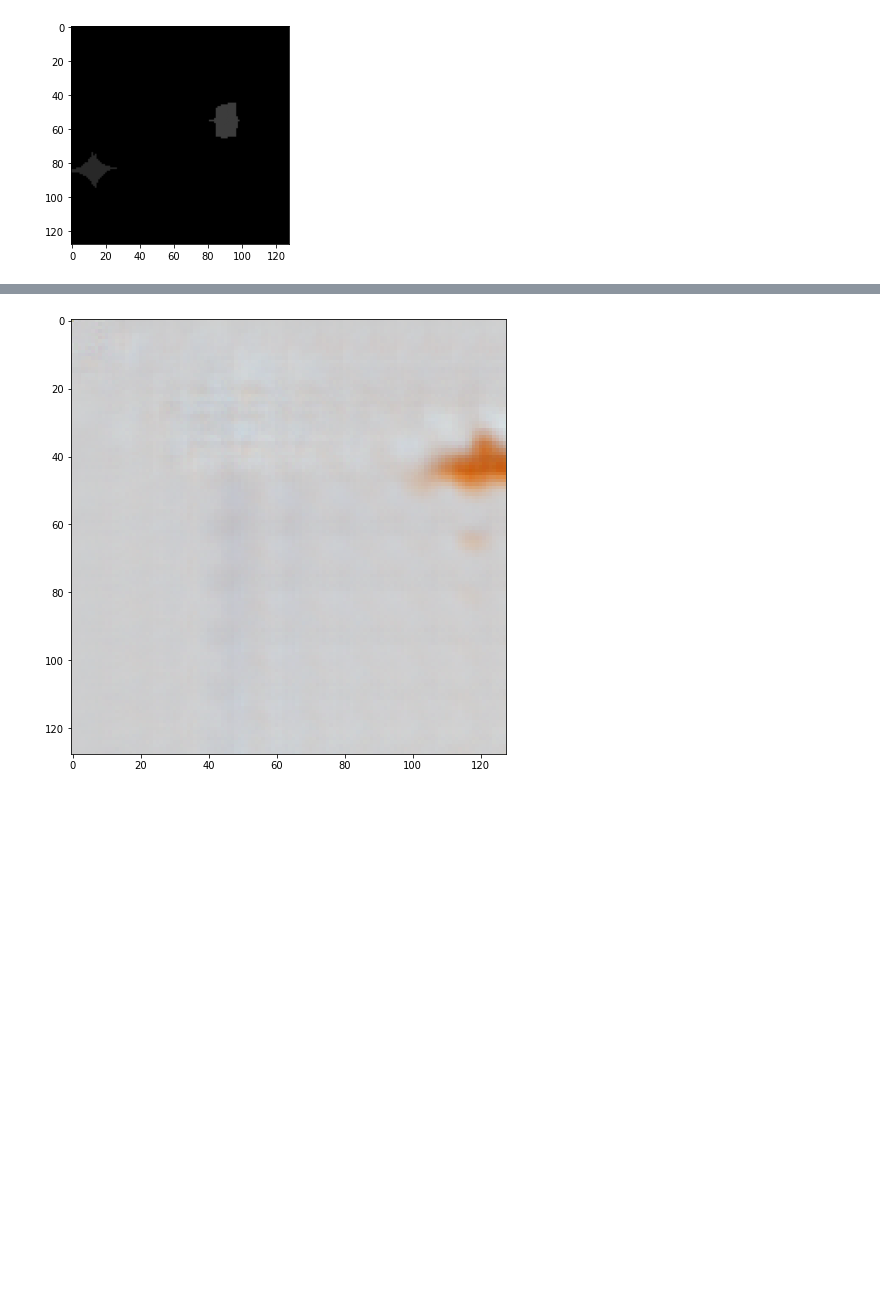
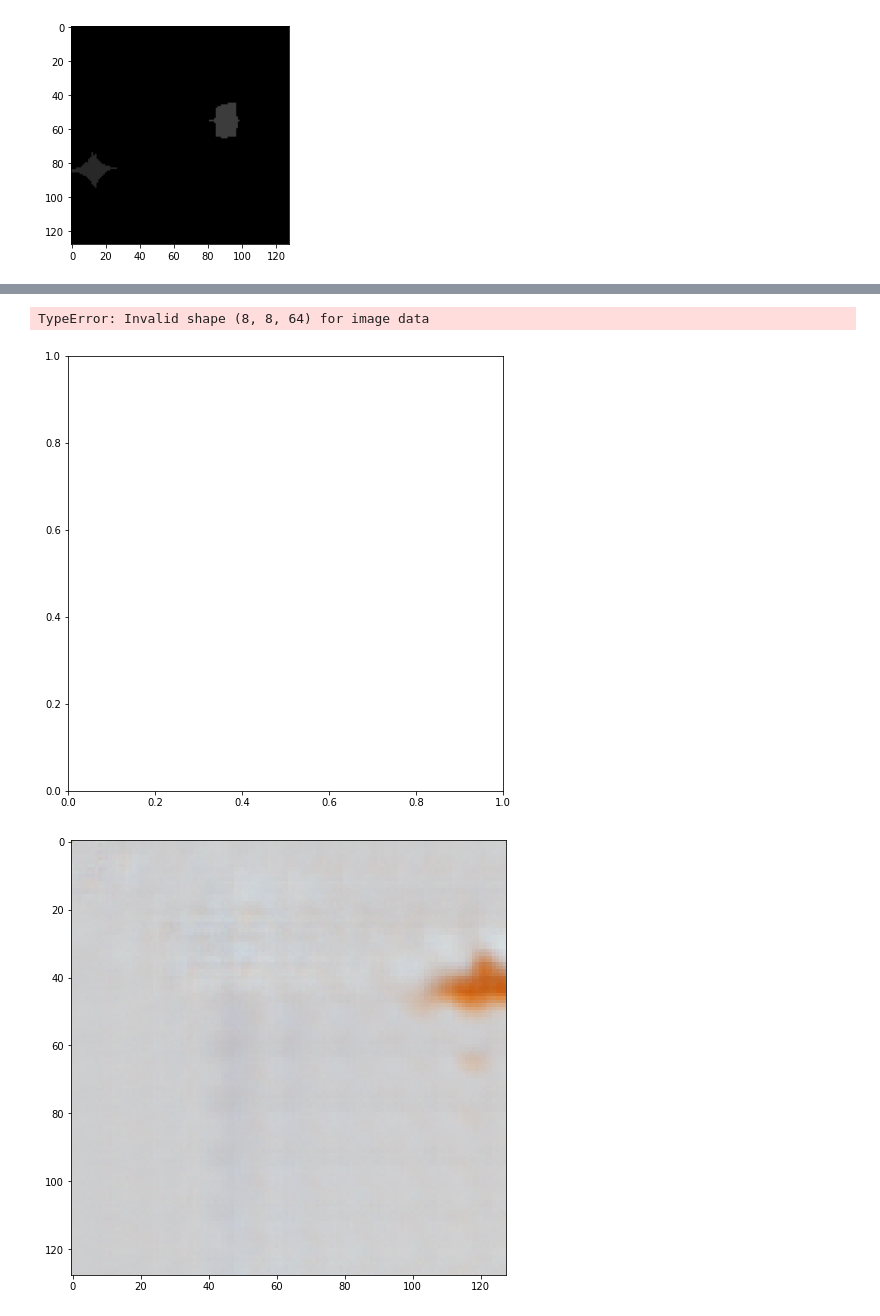
Before and after one commit to yifr/GestaltVision, a Jupyter notebook: explore.ipynb, the cells around one changed output, grey strips where cells are left out. Saved outputs shown, nothing was run; the diff lists cells and outputs as text; code cells hidden in the pictures; blank space fills up the shorter version.

```diff
--- a/explore.ipynb
+++ b/explore.ipynb
@@ -79,3 +258,9 @@ recons = (recons_combined - recons_combined.min()) / recons_combined.max()
+# %%
+vid = make_video(masks_usable[1],
+                output_dir="figures", output_name="slots_0", format="mp4")
+# %% [output]
+TypeError: Invalid shape (8, 8, 64) for image data
+[figure, added]
 # %%
 import sys
 sys.path.append("../")
```
Also changed, not shown: parts of 16 cells of this notebook, 1 other file.
